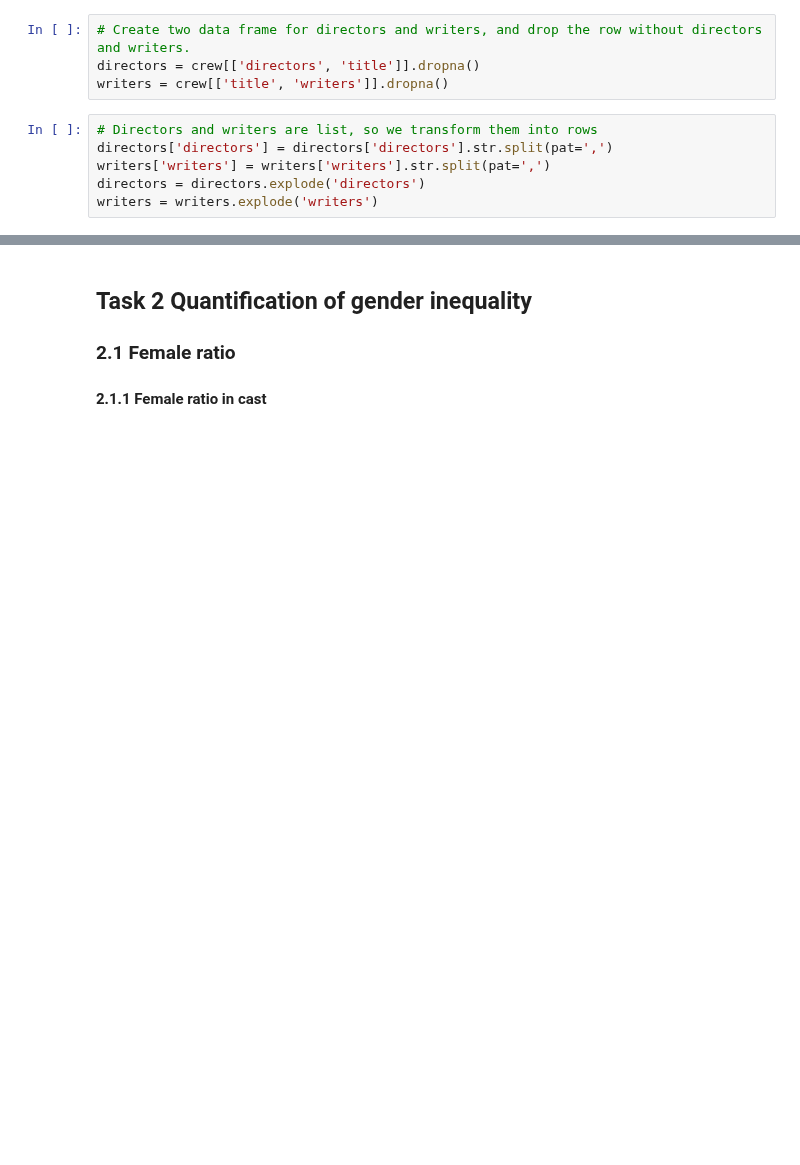
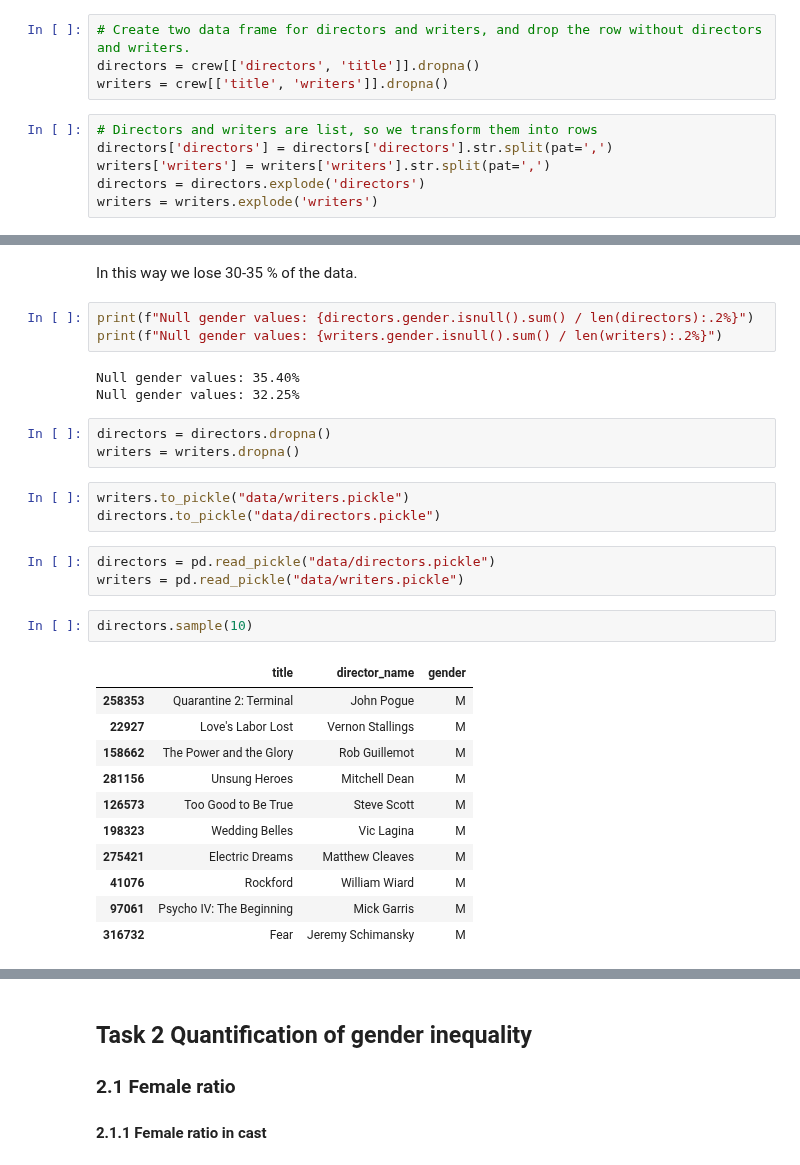
Before and after one commit to epfl-ada/ada-2022-project-yiyisoda, a Jupyter notebook: milestone_2.ipynb, the cells around one changed output, grey strips where cells are left out. Drawn from its saved outputs; the diff is of its cells as text; blank space fills up the shorter version.

```diff
--- a/milestone_2.ipynb
+++ b/milestone_2.ipynb
@@ -291,0 +494,31 @@ writers.head()
+# %% [markdown]
+In this way we lose 30-35 % of the data.
+# %%
+print(f"Null gender values: {directors.gender.isnull().sum() / len(directors):.2%}")
+print(f"Null gender values: {writers.gender.isnull().sum() / len(writers):.2%}")
+# %% [output]
+Null gender values: 35.40%
+Null gender values: 32.25%
+# %%
+directors = directors.dropna()
+writers = writers.dropna()
+# %%
+writers.to_pickle("data/writers.pickle")
+directors.to_pickle("data/directors.pickle")
+# %%
+directors = pd.read_pickle("data/directors.pickle")
+writers = pd.read_pickle("data/writers.pickle")
+# %%
+directors.sample(10)
+# %% [output]
+|  | title | director_name | gender |
+| 258353 | Quarantine 2: Terminal | John Pogue | M |
+| 22927 | Love's Labor Lost | Vernon Stallings | M |
+| 158662 | The Power and the Glory | Rob Guillemot | M |
+| 281156 | Unsung Heroes | Mitchell Dean | M |
+| 126573 | Too Good to Be True | Steve Scott | M |
+| 198323 | Wedding Belles | Vic Lagina | M |
+| 275421 | Electric Dreams | Matthew Cleaves | M |
+| 41076 | Rockford | William Wiard | M |
+| 97061 | Psycho IV: The Beginning | Mick Garris | M |
+| 316732 | Fear | Jeremy Schimansky | M |
```
Also changed, not shown: parts of 44 cells of this notebook.
